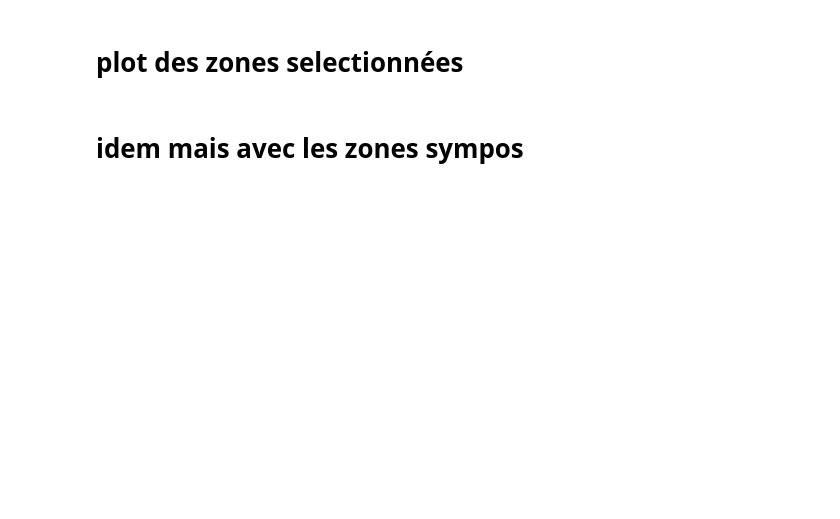
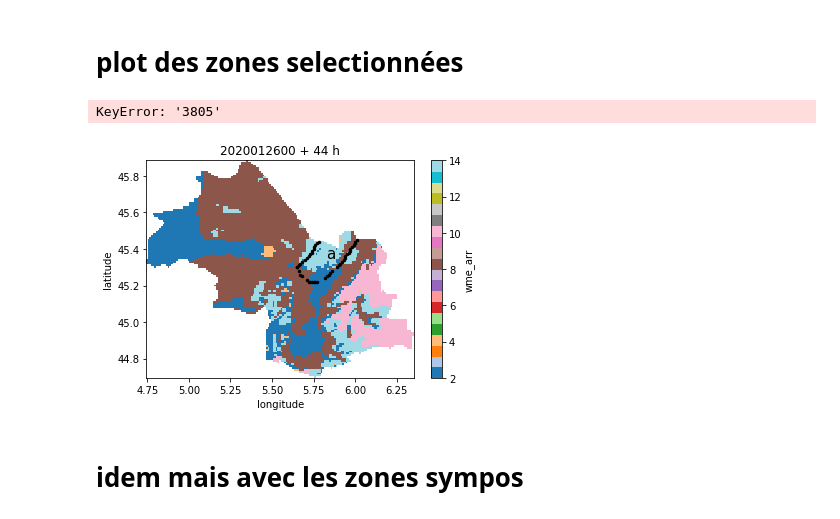
Before and after one commit to GabsRSA/stageemi, a Jupyter notebook: stageemi/notebooks_Mary/zonage/zonage_echeance_fixe.ipynb, the cells around one changed output. Saved outputs shown, nothing was run; the diff lists cells and outputs as text; code cells hidden in the pictures; blank space fills up the shorter version.

```diff
--- a/stageemi/notebooks_Mary/zonage/zonage_echeance_fixe.ipynb
+++ b/stageemi/notebooks_Mary/zonage/zonage_echeance_fixe.ipynb
@@ -30,9 +30,9 @@ from lib import calculate_distance
 # # date   = '2019122100'
 # dep_id = '38'#'29'#'41' #'38'#
 
-dep_id = '34'#'29'#'41' #'38'#
+dep_id = '38'#'29'#'41' #'38'#
 date   = '2020012600'
-echeance = 1
+echeance = 44
 name = 'compas' # pour agreger le temps sensible
 windows = True
 score_zonage = 'hss'
@@ -108,7 +108,11 @@ if mask_geographique and not mask_sympo:
 for name in ['compas','compas_asym']:
     ds_WME = conversion(ds2plot,name)
 
-for var_name in ['wme_arr','wme_asym_arr']:
+file_CodesWWMF = '../../utils/CodesWWMF.csv'
+cible_list,legend_list = get_WME_legend(file_CodesWWMF, ds_WME)
+print('avant:')
+print(cible_list,legend_list)
+for var_name in ['wme_arr']:#,'wme_asym_arr']:
     # on regroupe 'Très nuageux/Couvert' et 'Nuageux'
     ds_WME[var_name].values[(ds_WME[var_name].values == 2)
                           + ((ds_WME[var_name].values == 3) )] = 2
@@ -132,7 +136,6 @@ del(ds,ds2plot)
 # ds_WME.wme_arr.plot.imshow()
 
 # on regarde les codes
-file_CodesWWMF = '../../utils/CodesWWMF.csv'
 cible_list,legend_list = get_WME_legend(file_CodesWWMF, ds_WME)
 print(cible_list,legend_list)
 # %% [output]
@@ -313,13 +242,13 @@ def get_optimal_subzone(ds_WME, groupe_mask_select,cible):
 # %% [markdown]
 # pour brancher l'agrégation
 # %%
-name = "compas"
-temps_compas = {}
-for cible in zones_cibles.keys():
-    zone_select = zones_cibles[cible]
-    ds_zone = ds_WME * ds_mask.mask.sel(id=zone_select)#ds_WME.wme_arr.where(ds_mask.mask.sel(id=zone).values==1,drop=True)
-    ds_zone.wme_arr.values[ds_zone.wme_arr.values == 0] = np.nan
-    ds = calculate_distance(ds_zone,name)
-    print(zone_select,cible,ds.attrs[name])
-    temps_compas[zone_select] = ds.attrs[name]
-# dist_w[0]=np.asarray([np.sum(ds[w].isel(step=istep)) for iw,w in enumerate(list_w)])
+# name = "compas"
+# temps_compas = {}
+# for cible in zones_cibles.keys():
+#     zone_select = zones_cibles[cible]
+#     ds_zone = ds_WME * ds_mask.mask.sel(id=zone_select)#ds_WME.wme_arr.where(ds_mask.mask.sel(id=zone).values==1,drop=True)
+#     ds_zone.wme_arr.values[ds_zone.wme_arr.values == 0] = np.nan
+#     ds = calculate_distance(ds_zone,name)
+#     print(zone_select,cible,ds.attrs[name])
+#     temps_compas[zone_select] = ds.attrs[name]
+# # dist_w[0]=np.asarray([np.sum(ds[w].isel(step=istep)) for iw,w in enumerate(list_w)])
@@ -364,38 +300,41 @@ listMasks = [ds_mask.sel(id=id_ref) for id_ref in list_zones_sympos_initiales]
 
 legende = string.ascii_lowercase
 patches = []
 fig,ax = plt.subplots(nrows=1,ncols =1)
 ds_WME.wme_arr.plot.imshow(ax = ax,cmap=matplotlib.cm.tab20)
 ax.set_title(date+' + {} h'.format(echeance))
 # print(zones_cibles)
 for icible,cible in enumerate(zones_cibles): #['3801+3802']:#, '3806']:#zones_cibles:
     zone_select = zones_cibles[cible]
     mask_ref = ds_mask.sel(id = zone_select)
 
     list_neighbours = find_neighbours(mask_ref,listMasks)
     lst_mask_not_included, lst_mask_included = get_not_included_masks(mask_ref.mask, list_neighbours,ds_mask,flag_strictly_included=True)
     for neighbours in lst_mask_not_included:
         ind = np.where((mask_ref.mask.values == 1) & (ds_mask.sel(id=neighbours).mask.values == 1))
         ax.scatter(X[ind],Y[ind],color='k',s=6)
 
     # ajout de la legende
     indice_mask_ref = np.where(mask_ref.mask.values == 1)
     ax.text(X[indice_mask_ref].mean(),Y[indice_mask_ref].mean(),s=legende[icible],color='k',fontsize=15)
     label = zone_select +': '+ legend_list[::-1][icible] + ' ({})'.format(cible)\
-            + ' Compas:{},'.format(temps_compas[zone_select])\
-            + ' Compas Asym:{}'.format(temps_agat[zone_select])
+            + ' Compas:{},'.format(temps_agrege['compas'][zone_select])\
+            + ' Compas Asym:{}'.format(temps_agrege['compas'][zone_select])
     #        + ' Agat:{}'.format(temps_agat[zone_select])
 #     patches.append(mpatches.Patch(label = legende[icible],marker='${}$'.format(legende[icible])))
     patches.append(mlines.Line2D([],[],label = label,marker='${}$'.format(legende[icible]),color='black'))
 
 
 fig.legend(handles=patches,bbox_to_anchor=(1.05, 0.5), loc='center left',labelspacing =2,fontsize = 16)
 fig.tight_layout()
-fig.savefig(dir_fig + 'zonage\\compas_compas_asym\\zonage_'+dep_id+date+'_'+str(echeance)+'.png',dpi=400,bbox_inches='tight')
+fname_fig = dir_fig + 'zonage\\compas_compas_asym\\zonage_'+dep_id+date+'_'+str(echeance)+'.png'
+print(fname_fig)
+fig.savefig(fname_fig,dpi=400,bbox_inches='tight')
 plt.clf()
 plt.close('all')
-
-sys.exit()
+# %% [output]
+KeyError: '3805'
+[figure, added]
 # %% [markdown]
 # idem mais avec les zones sympos
 # %%
```
Also changed, not shown: parts of 8 cells of this notebook.
